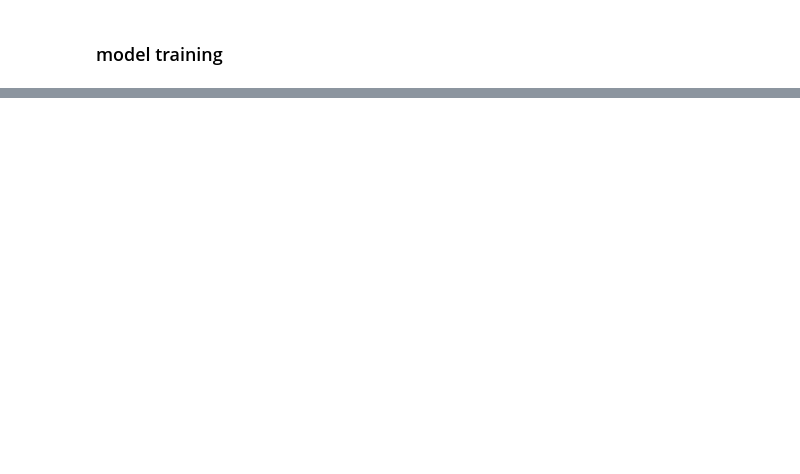
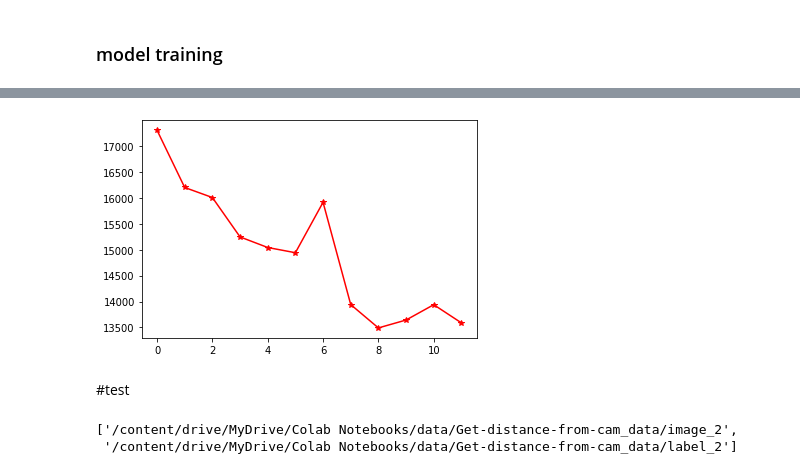
Before and after one commit to LeeTaeHoon97/Get-distance-from-cam, a Jupyter notebook: run_colab.ipynb, the cells around one changed output, grey strips where cells are left out. Cells and saved outputs as stored; diff of their text form; code cells hidden in the pictures; blank space fills up the shorter version.

Commit message:
Colaboratory를 통해 생성됨

```diff
--- a/run_colab.ipynb
+++ b/run_colab.ipynb
@@ -233,9 +415,11 @@ class CustomDataset(torch.utils.data.Dataset):
 img_label_folder_path=['/content/drive/MyDrive/Colab Notebooks/data/Get-distance-from-cam_data/image_2','/content/drive/MyDrive/Colab Notebooks/data/Get-distance-from-cam_data/label_2']
 img_path=os.listdir('/content/drive/MyDrive/Colab Notebooks/data/Get-distance-from-cam_data/image_2/')
 label_path=os.listdir('/content/drive/MyDrive/Colab Notebooks/data/Get-distance-from-cam_data/label_2/')
+img_path.sort()
+label_path.sort()
 # %%
-img_path=(img_path[:32*7])
-label_path=(label_path[:32*7])
+img_path=(img_path[:100])
+label_path=(label_path[:100])
 len(label_path)
 len(img_path)
 # %% [output]
@@ -244,7 +434,7 @@ len(img_path)
 dset=CustomDataset(img_label_folder_path,img_path,label_path)
 # %%
 from torch.utils.data import DataLoader
-dataloader = DataLoader(dset, batch_size=32, shuffle=True)
+dataloader = DataLoader(dset, batch_size=8, shuffle=True)
 # %%
 
 # for batch_idx, samples in tqdm(enumerate(dataloader)):
@@ -281,23 +487,19 @@ lt = len(dset)
 # %%
-nb_epochs = 5
+nb_epochs = 11
 for epoch in range(nb_epochs + 1):
   model.train()
   total_loss=0
   for batch_idx, samples in (enumerate(dataloader)):
-    # print(batch_idx)
-    # print(samples)
+    optimizer.zero_grad()
+
     x_train, y_train = samples
-    # H(x) 계산
-    prediction = model(x_train)
-    # cost 계산
-    # cost,localization_loss,confidence_loss,classification_loss,distance_regression_loss = criterion(prediction, y_train)
 
+    x_train, y_train=x_train.to(device), y_train.to(device)
+
+    prediction = model(x_train).permute(0, 2, 3, 1)     # y_train과 shape 동일화
     cost = criterion(prediction, y_train)
 
-    # # cost로 H(x) 계산
-    optimizer.zero_grad()
     cost.mean().backward()
-
     optimizer.step()
 
     # print(cost)
@@ -306,5 +508,10 @@ for epoch in range(nb_epochs + 1):
         cost.mean()
         ))
     total_loss+=cost.mean()
+
+    del samples,x_train, y_train, prediction #system Ram 캐시 삭제
+
+  torch.cuda.empty_cache() # GPU 캐시 데이터 삭제
+
   loss_lst.append(total_loss/lt)
 # %% [output]
@@ -333,0 +541,11 @@ print(loss_lst)
+# %%
+import matplotlib.pyplot as plt
+
+# Move tensors to CPU and convert to NumPy arrays
+loss_np = np.array([x.cpu().detach().numpy() for x in loss_lst])
+
+# Plot the NumPy array
+plt.plot(loss_np, marker='*', color='r')
+plt.show()
+# %% [output]
+[figure, added]
@@ -333,0 +556,2 @@ print(loss_lst)
+# %% [markdown]
+#test
@@ -333,0 +561,5 @@ print(loss_lst)
+# %%
+img_label_folder_path
+# %% [output]
+['/content/drive/MyDrive/Colab Notebooks/data/Get-distance-from-cam_data/image_2',
+ '/content/drive/MyDrive/Colab Notebooks/data/Get-distance-from-cam_data/label_2']
```
Also changed, not shown: parts of 36 cells of this notebook.
